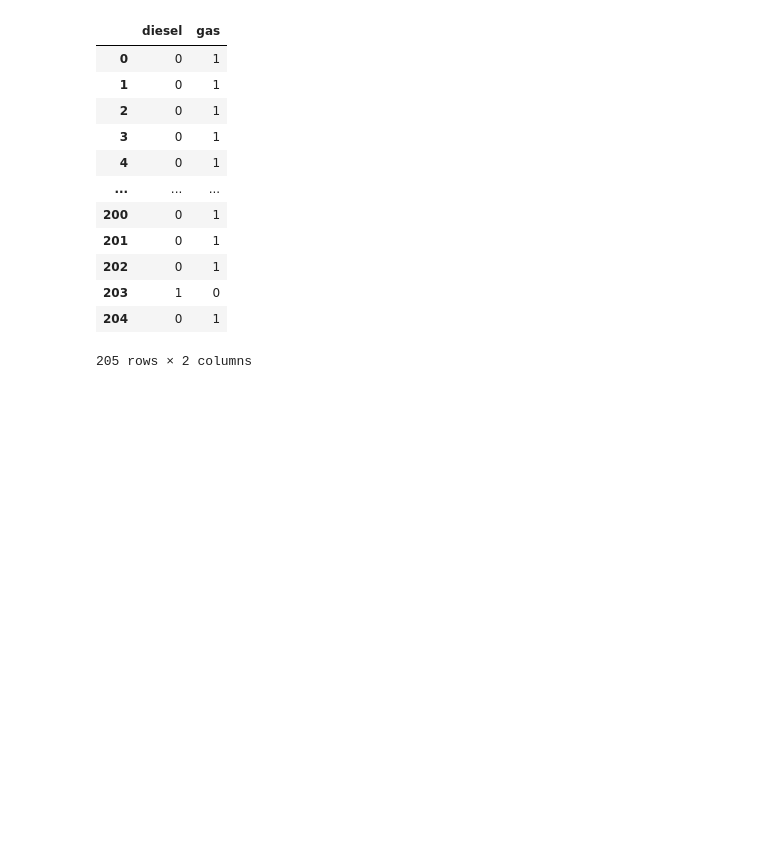
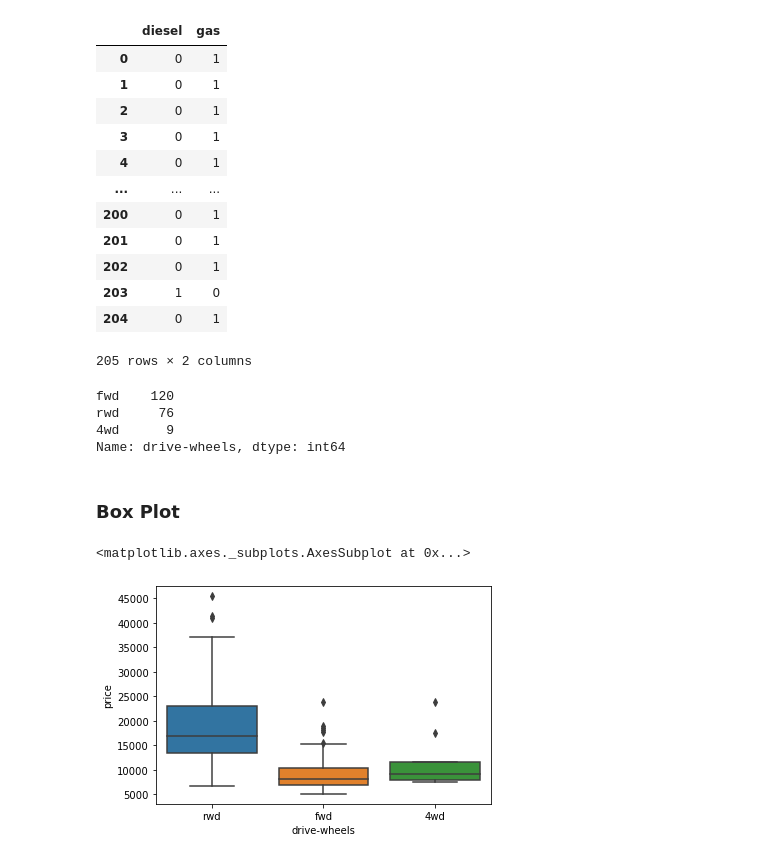
Before and after one commit to janngomaa/Data-Analysis-With-Python-101, a Jupyter notebook: Python for Data Analysis.ipynb, the cells around one changed output. Cells and saved outputs as stored; diff of their text form; code cells hidden in the pictures; blank space fills up the shorter version.

```diff
--- a/Python for Data Analysis.ipynb
+++ b/Python for Data Analysis.ipynb
@@ -85,3 +86,17 @@ pd.get_dummies(df['fuel-type'])
 | 203 | 1 | 0 |
 | 204 | 0 | 1 |
 205 rows × 2 columns
+# %%
+df['drive-wheels'].value_counts()
+# %% [output]
+fwd    120
+rwd     76
+4wd      9
+Name: drive-wheels, dtype: int64
+# %% [markdown]
+### Box Plot
+# %%
+sns.boxplot(data=df, x='drive-wheels', y='price')
+# %% [output]
+<matplotlib.axes._subplots.AxesSubplot at 0x...>
+[figure, added]
```
Also changed, not shown: parts of 5 cells of this notebook.
